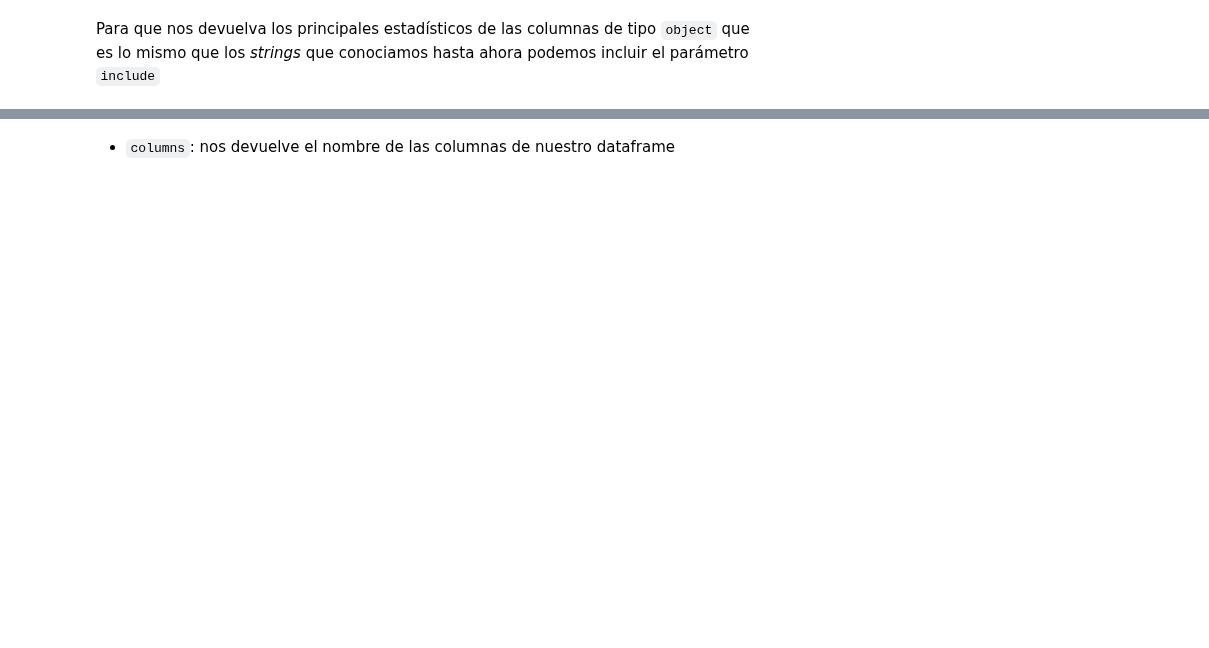
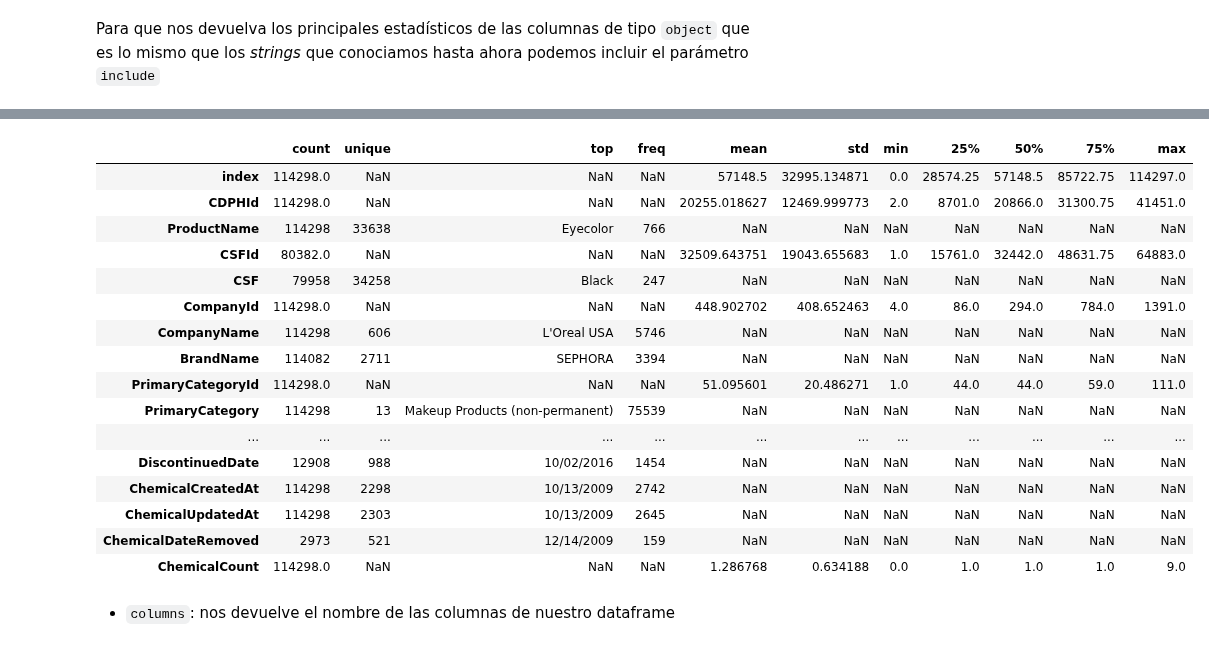
Before and after one commit to Ironhack-Data-Madrid-PartTime-May22/apuntes_clases, a Jupyter notebook: semana-04/4.1-Intro_Pandas.ipynb, the cells around one changed output, grey strips where cells are left out. Cells and saved outputs as stored; diff of their text form; code cells hidden in the pictures; blank space fills up the shorter version.

```diff
--- a/semana-04/4.1-Intro_Pandas.ipynb
+++ b/semana-04/4.1-Intro_Pandas.ipynb
@@ -167,3 +382,7 @@ Podemos cargar datos desde distintos tipos de ficheros, los que más usaremos so
 - txt
 # %% [markdown]
 1️⃣ `csv`
+# %%
+df_csv = pd.read_csv('datos/cosmeticos.csv')
+
+df_csv.head(3)
@@ -250,2 +573,4 @@ En este apartado trabajaremos con el csv de cosmeticos (df_csv). Recordemos como
 # %% [markdown]
 Si nos fijamos no podemos ver el total de las columnas 😔. Esto lo podemos solucionar con la siguiente línea de código:
+# %%
+pd.options.display.max_columns = None  # se puede lo mismo con la filas: max_rows
@@ -254,2 +673,6 @@ Si nos fijamos no podemos ver el total de las columnas 😔. Esto lo podemos sol
 # %% [markdown]
 - `astype`: convierte el tipo de una columna al especificado.
+# %%
+df_csv.CDPHId = df_csv.CDPHId.astype(dtype='str')
+
+df_csv.dtypes
@@ -255,0 +701,4 @@ Si nos fijamos no podemos ver el total de las columnas 😔. Esto lo podemos sol
+# %%
+df_csv.CDPHId = df_csv.CDPHId.astype(dtype='int')
+
+df_csv.dtypes
@@ -266,2 +812,22 @@ Para que nos devuelva los principales estadísticos de las columnas de tipo `obj
+# %%
+df_csv.describe(include='all').T
+# %% [output]
+|  | count | unique | top | freq | mean | std | min | 25% | 50% | 75% | max |
+| index | 114298.0 | NaN | NaN | NaN | 57148.5 | 32995.134871 | 0.0 | 28574.25 | 57148.5 | 85722.75 | 114297.0 |
+| CDPHId | 114298.0 | NaN | NaN | NaN | 20255.018627 | 12469.999773 | 2.0 | 8701.0 | 20866.0 | 31300.75 | 41451.0 |
+| ProductName | 114298 | 33638 | Eyecolor | 766 | NaN | NaN | NaN | NaN | NaN | NaN | NaN |
+| CSFId | 80382.0 | NaN | NaN | NaN | 32509.643751 | 19043.655683 | 1.0 | 15761.0 | 32442.0 | 48631.75 | 64883.0 |
+| CSF | 79958 | 34258 | Black | 247 | NaN | NaN | NaN | NaN | NaN | NaN | NaN |
+| CompanyId | 114298.0 | NaN | NaN | NaN | 448.902702 | 408.652463 | 4.0 | 86.0 | 294.0 | 784.0 | 1391.0 |
+| CompanyName | 114298 | 606 | L'Oreal USA | 5746 | NaN | NaN | NaN | NaN | NaN | NaN | NaN |
+| BrandName | 114082 | 2711 | SEPHORA | 3394 | NaN | NaN | NaN | NaN | NaN | NaN | NaN |
+| PrimaryCategoryId | 114298.0 | NaN | NaN | NaN | 51.095601 | 20.486271 | 1.0 | 44.0 | 44.0 | 59.0 | 111.0 |
+| PrimaryCategory | 114298 | 13 | Makeup Products (non-permanent) | 75539 | NaN | NaN | NaN | NaN | NaN | NaN | NaN |
+| ... | ... | ... | ... | ... | ... | ... | ... | ... | ... | ... | ... |
+| DiscontinuedDate | 12908 | 988 | 10/02/2016 | 1454 | NaN | NaN | NaN | NaN | NaN | NaN | NaN |
+| ChemicalCreatedAt | 114298 | 2298 | 10/13/2009 | 2742 | NaN | NaN | NaN | NaN | NaN | NaN | NaN |
+| ChemicalUpdatedAt | 114298 | 2303 | 10/13/2009 | 2645 | NaN | NaN | NaN | NaN | NaN | NaN | NaN |
+| ChemicalDateRemoved | 2973 | 521 | 12/14/2009 | 159 | NaN | NaN | NaN | NaN | NaN | NaN | NaN |
+| ChemicalCount | 114298.0 | NaN | NaN | NaN | 1.286768 | 0.634188 | 0.0 | 1.0 | 1.0 | 1.0 | 9.0 |
 # %% [markdown]
 - `columns`: nos devuelve el nombre de las columnas de nuestro dataframe
```
Also changed, not shown: parts of 76 cells of this notebook.
